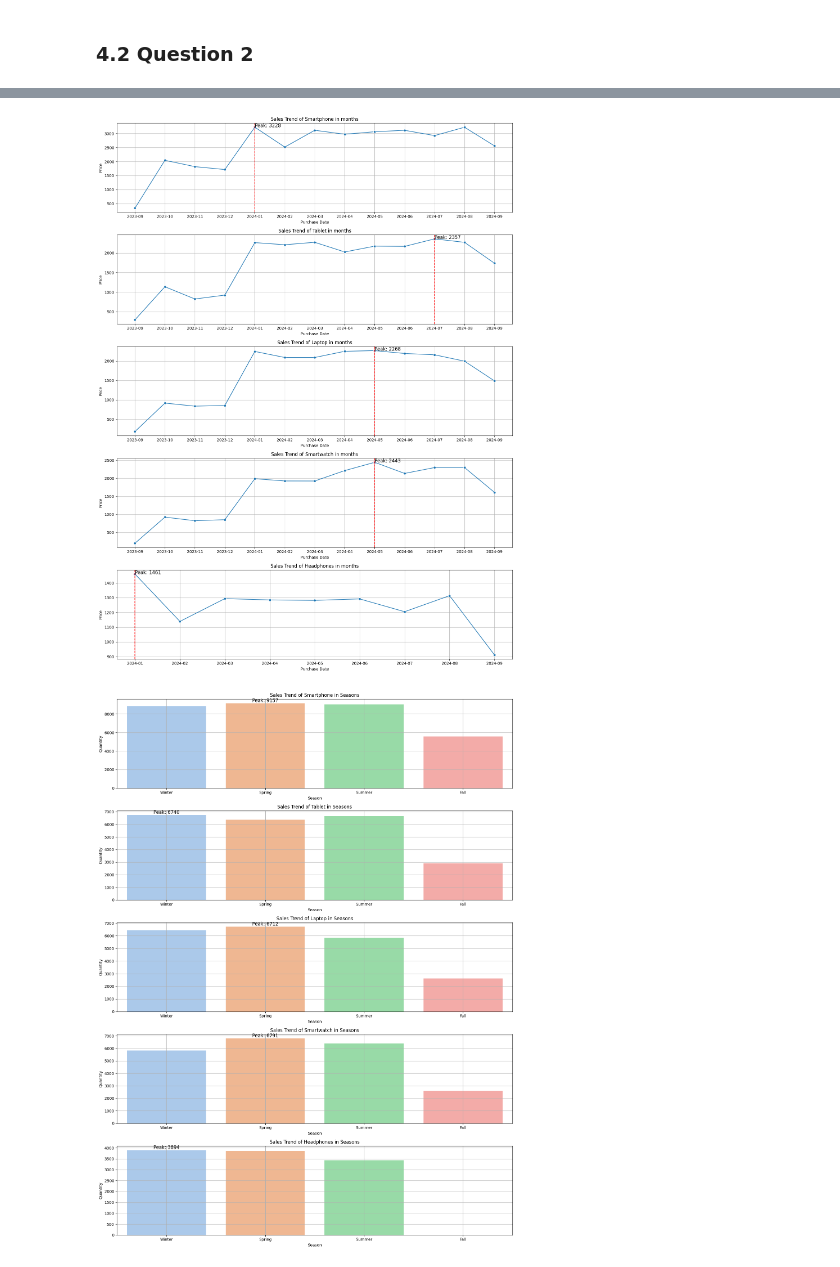
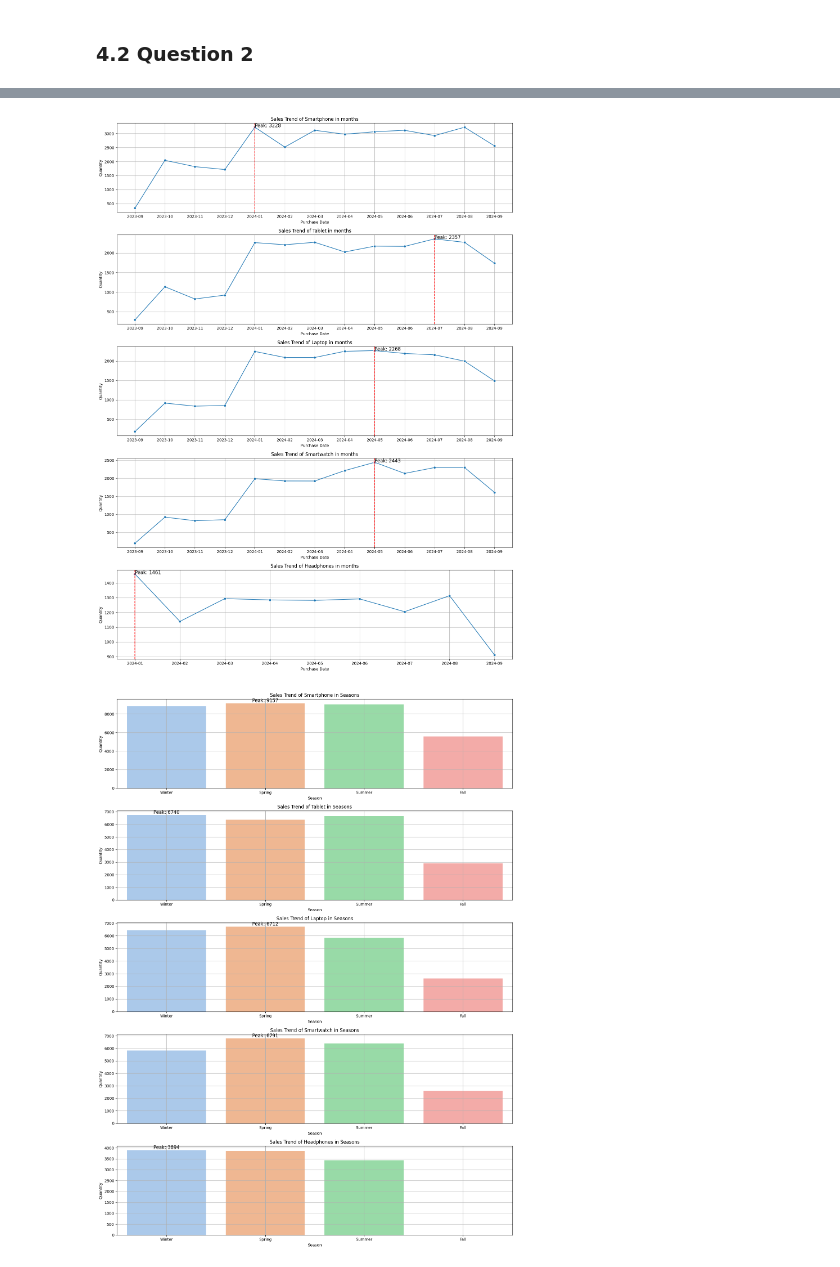
Before and after one commit to LtnLinh/CSC17104-Programming-for-Data-Science, a Jupyter notebook: Notebook.ipynb, the cells around one changed output, grey strips where cells are left out. Drawn from its saved outputs; the diff is of its cells as text; code cells hidden in the pictures.

```diff
--- a/Notebook.ipynb
+++ b/Notebook.ipynb
@@ -700,7 +700,7 @@ for id, product in enumerate(product_types.index):
 
     axes[id].text(peak_x, peak_y, f'Peak: {peak_y}', fontsize=12)
     axes[id].set_title(f'Sales Trend of {product} - Day of Week')
-    axes[id].set_ylabel('Price')
+    axes[id].set_ylabel('Quantity')
     axes[id].set_xlabel('Purchase Day of Week')
     axes[id].grid(True)
 
@@ -711,33 +711,33 @@ plt.show()
 # %%
 # Sales trend of each product type in months pattern
 product_types = datetime_eda_df['Product Type'].value_counts()
 fig_row = len(product_types)
 fig, axes = plt.subplots(fig_row, 1, figsize=(15, 4 * fig_row))
 for id, product in enumerate(product_types.index):
     data = datetime_eda_df[datetime_eda_df['Product Type'] == product]
     grouped_data = data.groupby('yyyy-mm')['Quantity'].sum().reset_index().sort_index()
     grouped_data['Quantity'] = grouped_data['Quantity'].astype(int)
     grouped_data['yyyy-mm'] = grouped_data['yyyy-mm'].astype(str)
 
     sns.lineplot(data=grouped_data, x='yyyy-mm',
                  y='Quantity', ax=axes[id], marker='o')
 
     peak_idx = np.argmax(grouped_data['Quantity'])
     peak_x = grouped_data['yyyy-mm'][peak_idx]
     peak_y = grouped_data['Quantity'][peak_idx]
     axes[id].axvline(peak_x, linestyle='--', color='red', label='Peak')
     axes[id].scatter(peak_x, peak_y, color='red')
     axes[id].text(peak_x, peak_y, f'Peak: {peak_y}', fontsize=12)
 
     axes[id].set_title(f'Sales Trend of {product} in months')
-    axes[id].set_ylabel('Price')
+    axes[id].set_ylabel('Quantity')
     axes[id].set_xlabel('Purchase Date')
     axes[id].grid(True)
 
 plt.tight_layout()
 plt.show()
 # %% [output]
-[figure, old version]
+[figure, new version]
 # %%
 # Sales trend of each product type in seasons pattern
 product_types = datetime_eda_df['Product Type'].value_counts()
```
Also changed, not shown: parts of 1 cell of this notebook, 10 other files.
